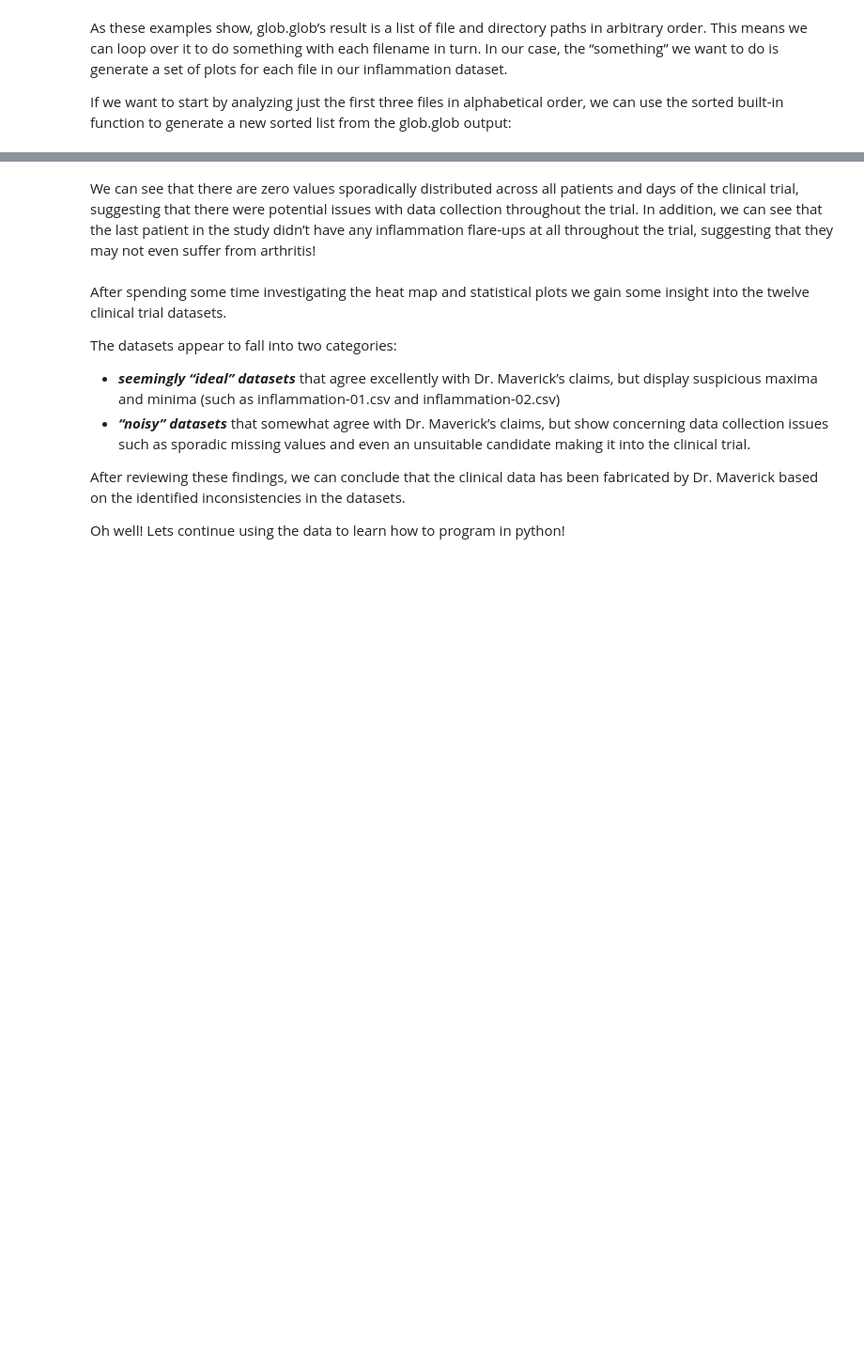
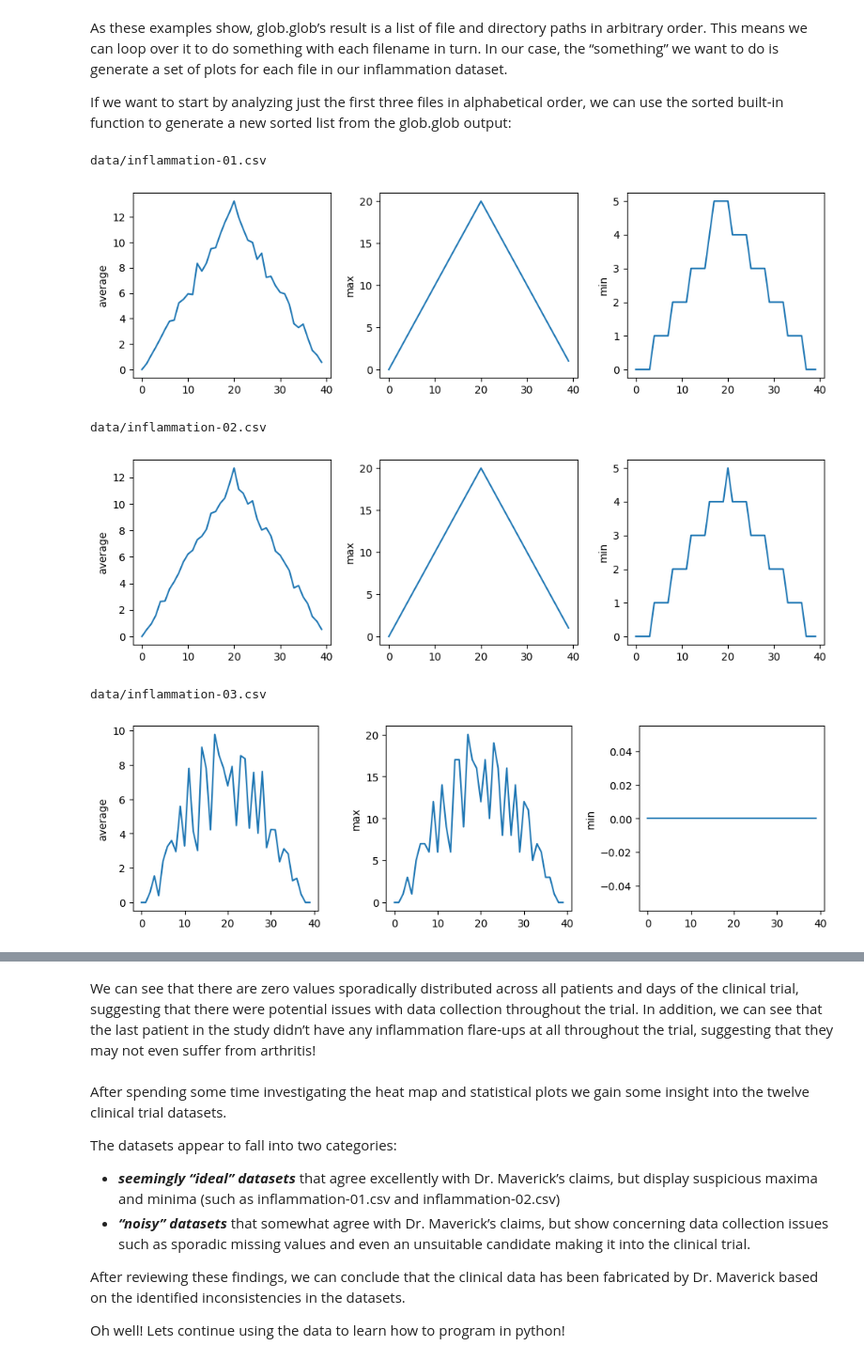
Before and after one commit to ssvassiliev/Intro2python, a Jupyter notebook: Python_Part1.ipynb, the cells around one changed output, grey strips where cells are left out. Shown: that part at 94% size. Drawn from its saved outputs; the diff is of its cells as text; code cells hidden in the pictures; blank space fills up the shorter version.

```diff
--- a/Python_Part1.ipynb
+++ b/Python_Part1.ipynb
@@ -1381,27 +1412,42 @@ As these examples show, glob.glob’s result is a list of file and directory pat
 If we want to start by analyzing just the first three files in alphabetical order, we can use the sorted built-in function to generate a new sorted list from the glob.glob output:
 # %%
 filenames = sorted(glob.glob('data/inflammation*.csv'))
-filenames = filenames[0:3]
-for filename in filenames:
+for filename in filenames[0:3]:
     print(filename)
 
     data = np.loadtxt(fname=filename, delimiter=',')
+    # Create a figure and specify the overall size
+    fig = plt.figure(figsize=(10.0, 3.0))
+    # Create three subplots in a 1 row x 3 columns grid
+    axes1 = fig.add_subplot(1, 3, 1)  # First subplot
+    axes2 = fig.add_subplot(1, 3, 2)  # Second subplot
+    axes3 = fig.add_subplot(1, 3, 3)  # Third subplot
 
-    fig = plt.figure(figsize=(10.0, 3.0))
+    # Plot average inflammation on the first subplot
+    axes1.set_ylabel('average')  # Set the label for y-axis
+    axes1.plot(np.mean(data, axis=0))  # Plot the average inflammation per day
 
-    axes1 = fig.add_subplot(1, 3, 1)
-    axes2 = fig.add_subplot(1, 3, 2)
-    axes3 = fig.add_subplot(1, 3, 3)
+    # Plot maximum inflammation on the second subplot
+    axes2.set_ylabel('max')  # Set the label for y-axis
+    axes2.plot(np.amax(data, axis=0))  # Plot the maximum inflammation per day
 
-    axes1.set_ylabel('average')
-    axes1.plot(np.mean(data, axis=0))
+    # Plot minimum inflammation on the third subplot
+    axes3.set_ylabel('min')  # Set the label for y-axis
+    axes3.plot(np.amin(data, axis=0))  # Plot the minimum inflammation per day
 
-    axes2.set_ylabel('max')
-    axes2.plot(np.amax(data, axis=0))
+    # Adjust the layout so plots don't overlap
+    fig.tight_layout()
 
-    axes3.set_ylabel('min')
-    axes3.plot(np.amin(data, axis=0))
+    # Save the figure as a PNG file
+    plt.savefig('inflammation.png')
 
-    fig.tight_layout()
+    # Display the figure
     plt.show()
+# %% [output]
+data/inflammation-01.csv
+[figure, added]
+data/inflammation-02.csv
+[figure, added]
+data/inflammation-03.csv
+[figure, added]
 # %% [markdown]
```
Also changed, not shown: parts of 42 cells of this notebook, 1 other file.
